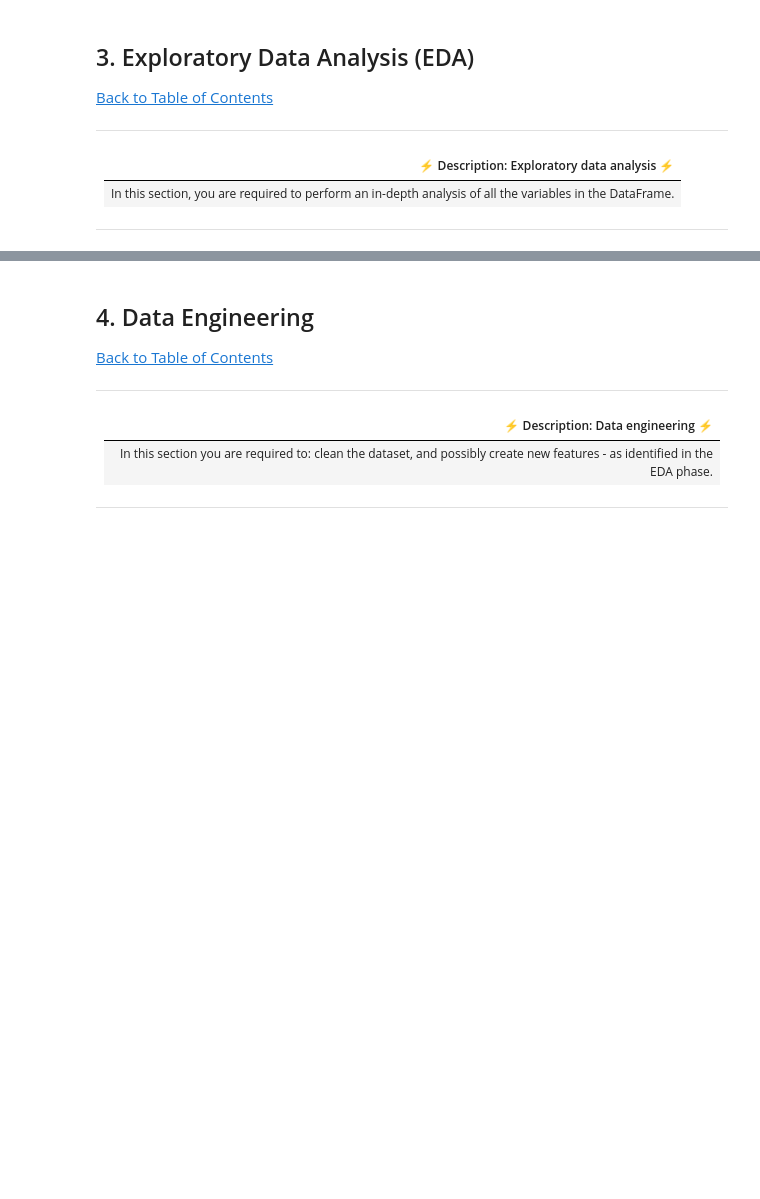
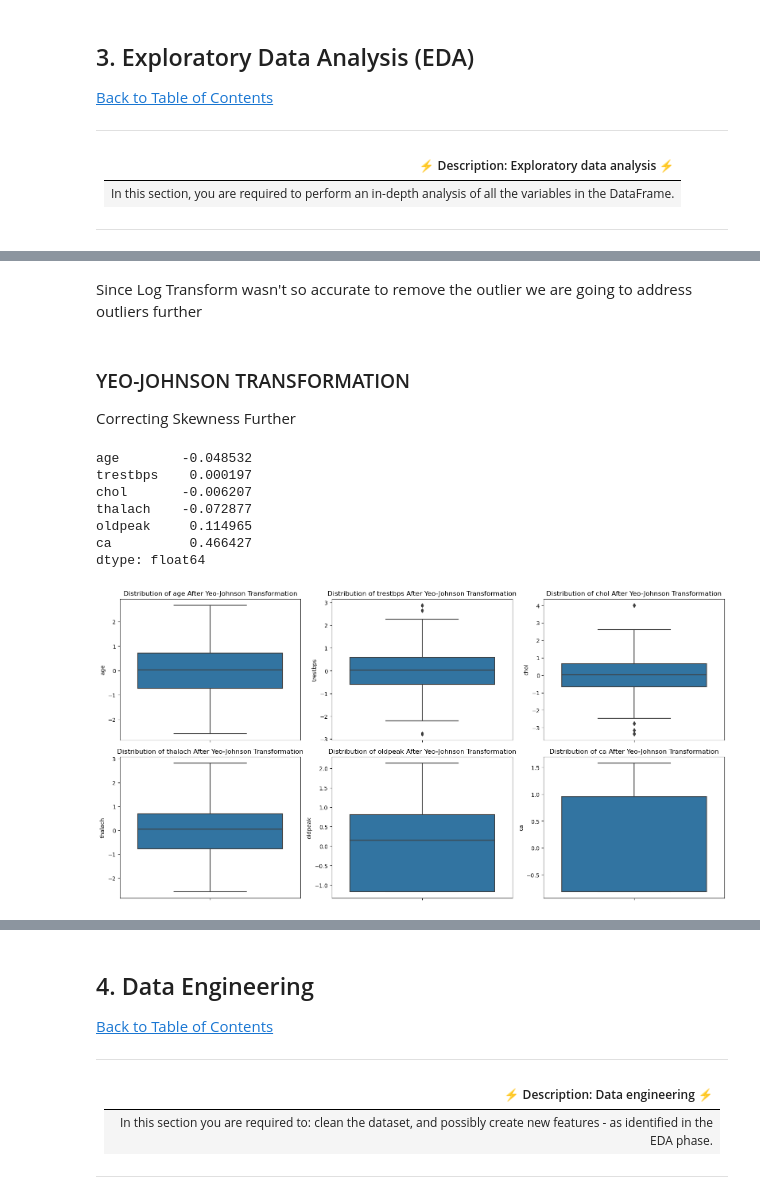
Before and after one commit to Johnnysnipes90/Datascience-Projects, a Jupyter notebook: Notebook.ipynb, the cells around one changed output, grey strips where cells are left out. Drawn from its saved outputs; the diff is of its cells as text; code cells hidden in the pictures; blank space fills up the shorter version.

Commit message:
Outliers Handled

```diff
--- a/Notebook.ipynb
+++ b/Notebook.ipynb
@@ -428,0 +537,46 @@ df_combined.duplicated().sum()
+# %% [markdown]
+Since Log Transform wasn't so accurate to remove the outlier we are going to address outliers further
+# %% [markdown]
+### YEO-JOHNSON TRANSFORMATION
+Correcting Skewness Further
+# %%
+from sklearn.preprocessing import PowerTransformer
+import matplotlib.pyplot as plt
+import seaborn as sns
+
+# Function to apply Yeo-Johnson transformation
+def yeo_johnson_transform(df, columns):
+    pt = PowerTransformer(method='yeo-johnson')
+    df[columns] = pt.fit_transform(df[columns])
+    return df
+
+# Select numerical columns
+numerical_columns = df_combined.select_dtypes(include=['number']).columns
+
+# Apply Yeo-Johnson transformation
+df_corrected_yeo_johnson = yeo_johnson_transform(df_combined.copy(), numerical_columns)
+
+# Check skewness after Yeo-Johnson transformation
+corrected_yeo_johnson_skewness = df_corrected_yeo_johnson[numerical_columns].skew()
+print(corrected_yeo_johnson_skewness)
+
+# Set up the plot for visualizing the transformed data
+plt.figure(figsize=(16, 12))
+
+# Loop through numerical columns and create box plots for each one
+for i, column in enumerate(numerical_columns):
+    plt.subplot(len(numerical_columns) // 3 + 1, 3, i + 1)  # Adjust layout as necessary
+    sns.boxplot(data=df_corrected_yeo_johnson, y=column)  # Pass transformed data, not skewness
+    plt.title(f"Distribution of {column} After Yeo-Johnson Transformation")
+
+plt.tight_layout()
+plt.show()
+# %% [output]
+age        -0.048532
+trestbps    0.000197
+chol       -0.006207
+thalach    -0.072877
+oldpeak     0.114965
+ca          0.466427
+dtype: float64
+[figure, added]
```
Also changed, not shown: parts of 24 cells of this notebook.
